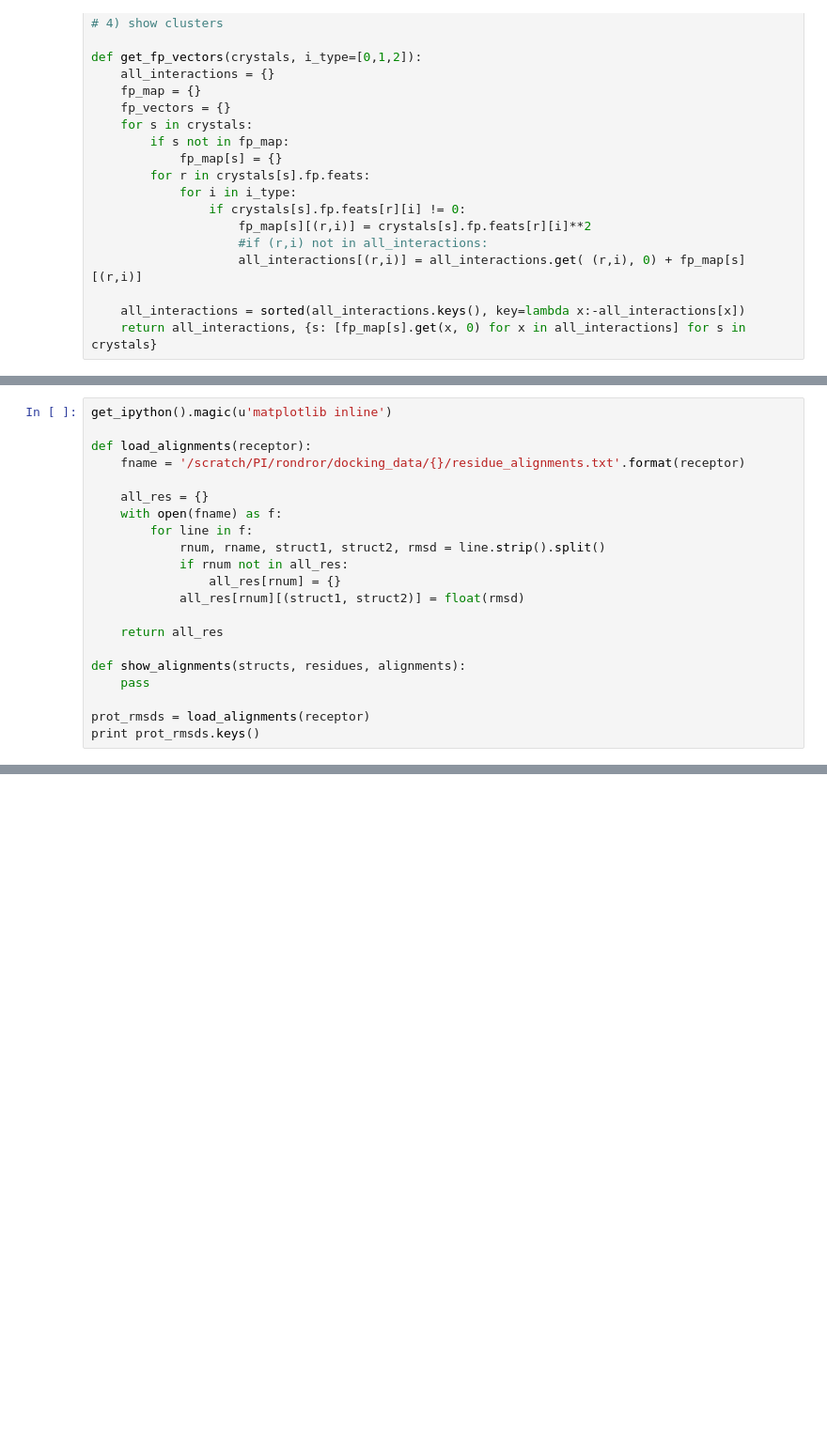
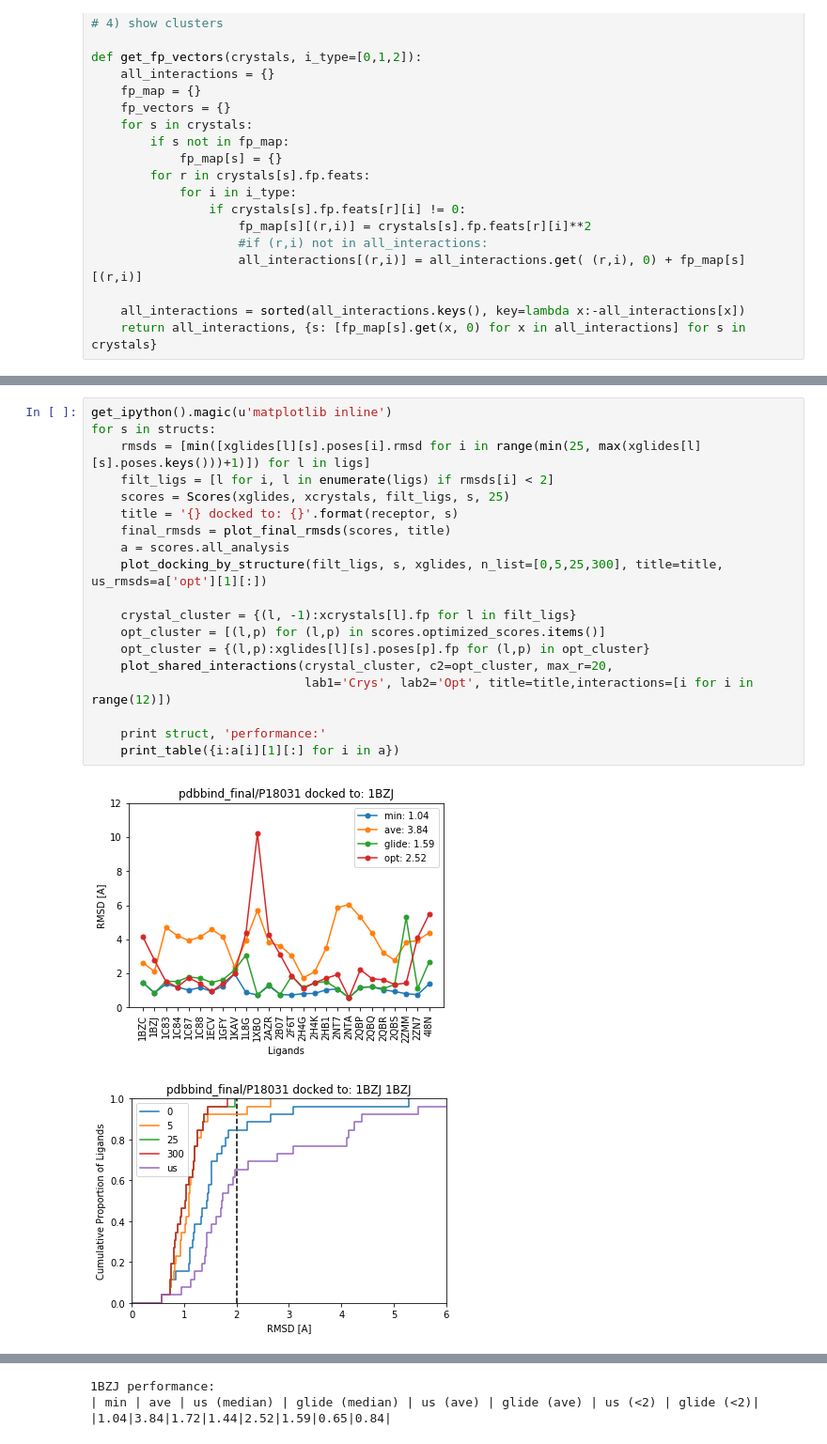
Before and after one commit to orangese/combind_multistruct_benchmarking, a Jupyter notebook: notebooks/main.ipynb, the cells around one changed output, grey strips where cells are left out. Shown at 94% size. Drawn from its saved outputs; the diff is of its cells as text; blank space fills up the shorter version.

```diff
--- a/notebooks/main.ipynb
+++ b/notebooks/main.ipynb
@@ -220,21 +227,22 @@ interaction_heatmap(kmeans.cluster_centers_[:,:num_i], [i for i in range(max(kme
-# %%
-get_ipython().magic(u'matplotlib inline')
-
-def load_alignments(receptor):
-    fname = '/scratch/PI/rondror/docking_data/{}/residue_alignments.txt'.format(receptor)
-
-    all_res = {}
-    with open(fname) as f:
-        for line in f:
-            rnum, rname, struct1, struct2, rmsd = line.strip().split()
-            if rnum not in all_res:
-                all_res[rnum] = {}
-            all_res[rnum][(struct1, struct2)] = float(rmsd)
-
-    return all_res
-
-def show_alignments(structs, residues, alignments):
-    pass
-
-prot_rmsds = load_alignments(receptor)
-print prot_rmsds.keys()
+# %%
+get_ipython().magic(u'matplotlib inline')
+for s in structs:
+    rmsds = [min([xglides[l][s].poses[i].rmsd for i in range(min(25, max(xglides[l][s].poses.keys()))+1)]) for l in ligs]
+    filt_ligs = [l for i, l in enumerate(ligs) if rmsds[i] < 2]
+    scores = Scores(xglides, xcrystals, filt_ligs, s, 25)
+    title = '{} docked to: {}'.format(receptor, s)
+    final_rmsds = plot_final_rmsds(scores, title)
+    a = scores.all_analysis
+    plot_docking_by_structure(filt_ligs, s, xglides, n_list=[0,5,25,300], title=title, us_rmsds=a['opt'][1][:])
+
+    crystal_cluster = {(l, -1):xcrystals[l].fp for l in filt_ligs}
+    opt_cluster = [(l,p) for (l,p) in scores.optimized_scores.items()]
+    opt_cluster = {(l,p):xglides[l][s].poses[p].fp for (l,p) in opt_cluster}
+    plot_shared_interactions(crystal_cluster, c2=opt_cluster, max_r=20,
+                             lab1='Crys', lab2='Opt', title=title,interactions=[i for i in range(12)])
+
+    print struct, 'performance:'
+    print_table({i:a[i][1][:] for i in a})
+# %% [output]
+[figure, added]
+[figure, added]
@@ -240,0 +250,3 @@ print prot_rmsds.keys()
+1BZJ performance:
+| min | ave | us (median) | glide (median) | us (ave) | glide (ave) | us (<2) | glide (<2)|
+|1.04|3.84|1.72|1.44|2.52|1.59|0.65|0.84|
```
Also changed, not shown: parts of 7 cells of this notebook, 13 other files.
